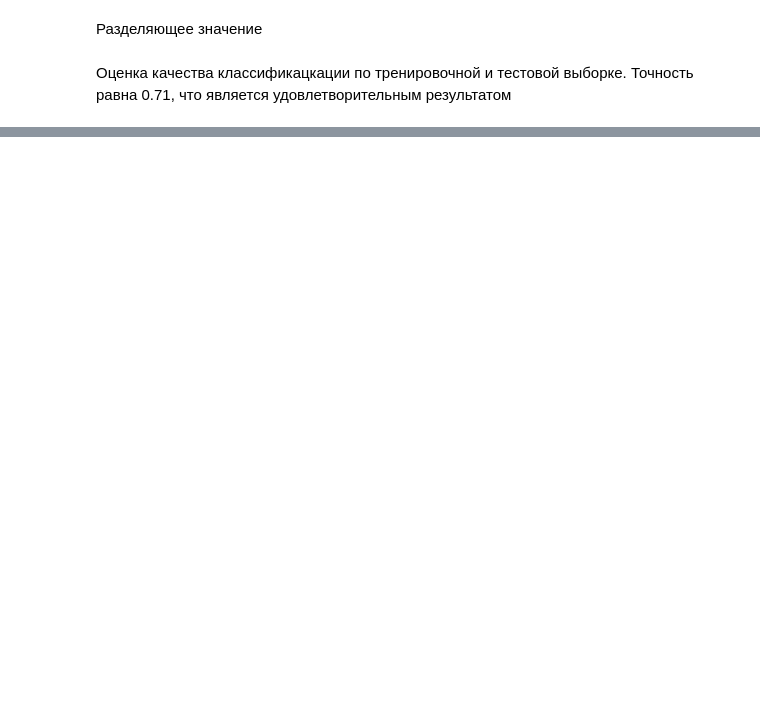
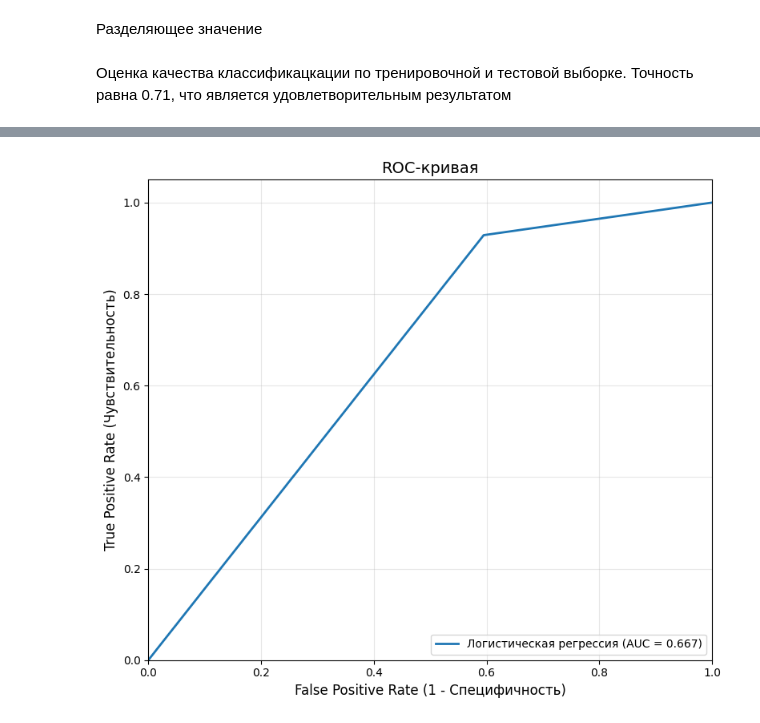
Before and after one commit to vitamin1312/lazy-fca-learning, a Jupyter notebook: SugenoIntegral.ipynb, the cells around one changed output, grey strips where cells are left out. Cells and saved outputs as stored; diff of their text form; code cells hidden in the pictures; blank space fills up the shorter version.

```diff
--- a/SugenoIntegral.ipynb
+++ b/SugenoIntegral.ipynb
@@ -240,0 +382,10 @@ weighted avg       0.73      0.71      0.68      5581
+# %%
+plot_roc_curves(
+    y_true = y_test,
+    y_pred_proba = [
+        y_pred_test
+    ],
+    model_names = ['Логистическая регрессия']
+)
+# %% [output]
+[figure, added]
```
Also changed, not shown: parts of 12 cells of this notebook, 1 other file.
